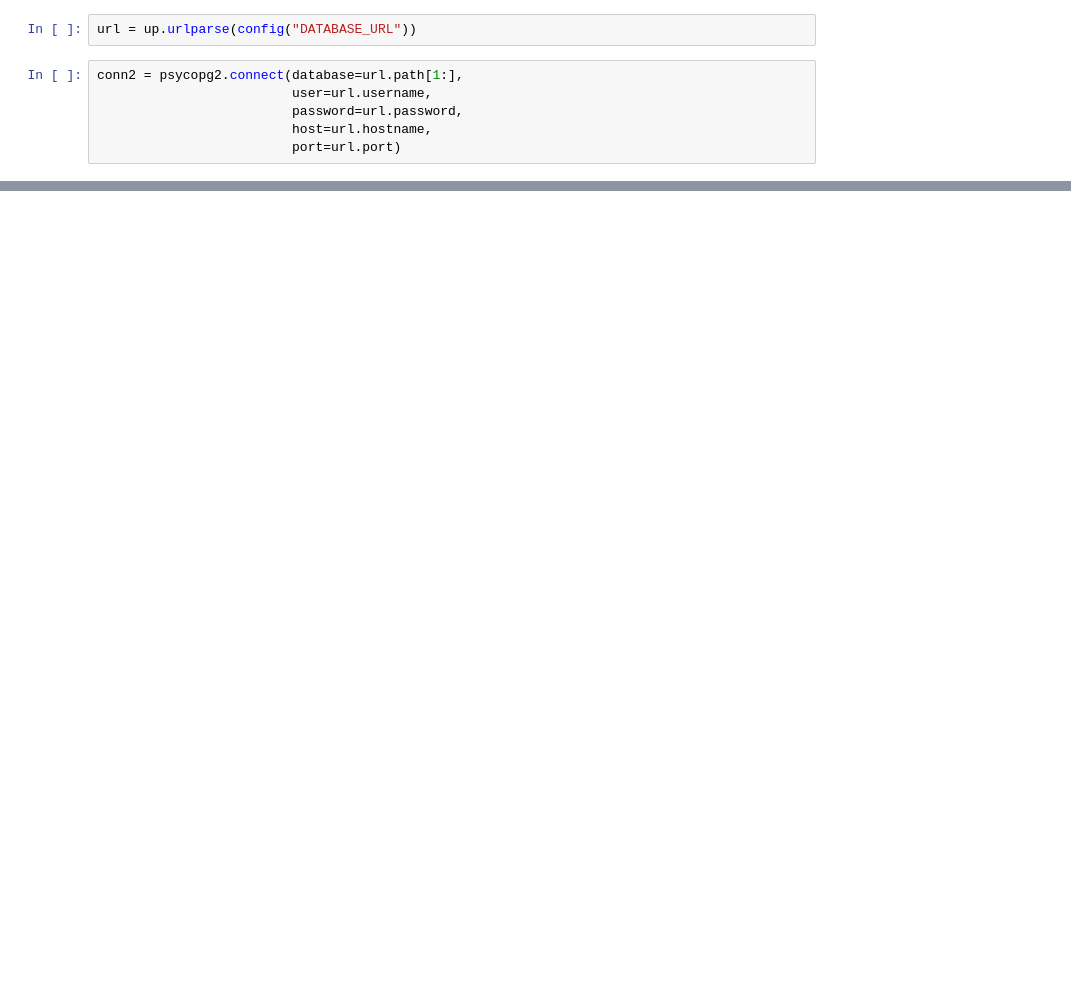
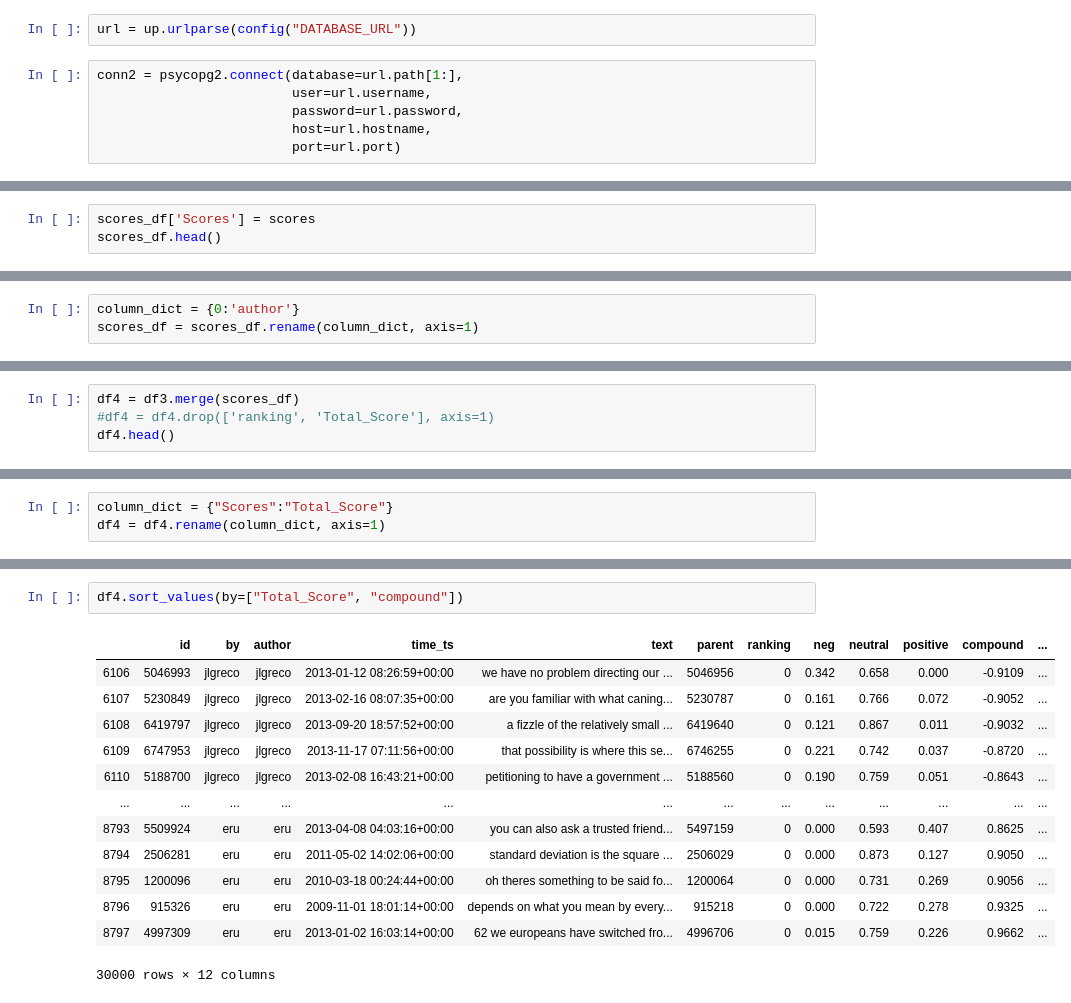
Before and after one commit to SaltiestHackerNewsTrolls3/Data-Science, a Jupyter notebook: Testing.ipynb, the cells around one changed output, grey strips where cells are left out. Saved outputs shown, nothing was run; the diff lists cells and outputs as text; blank space fills up the shorter version.

```diff
--- a/Testing.ipynb
+++ b/Testing.ipynb
@@ -52,0 +198,3 @@ sid = SentimentIntensityAnalyzer()
+# %%
+scores_df['Scores'] = scores
+scores_df.head()
@@ -52,0 +224,3 @@ sid = SentimentIntensityAnalyzer()
+# %%
+column_dict = {0:'author'}
+scores_df = scores_df.rename(column_dict, axis=1)
@@ -52,0 +231,4 @@ sid = SentimentIntensityAnalyzer()
+# %%
+df4 = df3.merge(scores_df)
+#df4 = df4.drop(['ranking', 'Total_Score'], axis=1)
+df4.head()
@@ -52,0 +242,3 @@ sid = SentimentIntensityAnalyzer()
+# %%
+column_dict = {"Scores":"Total_Score"}
+df4 = df4.rename(column_dict, axis=1)
@@ -52,0 +254,16 @@ sid = SentimentIntensityAnalyzer()
+# %%
+df4.sort_values(by=["Total_Score", "compound"])
+# %% [output]
+|  | id | by | author | time_ts | text | parent | ranking | neg | neutral | positive | compound | ... |
+| 6106 | 5046993 | jlgreco | jlgreco | 2013-01-12 08:26:59+00:00 | we have no problem directing our ... | 5046956 | 0 | 0.342 | 0.658 | 0.000 | -0.9109 | ... |
+| 6107 | 5230849 | jlgreco | jlgreco | 2013-02-16 08:07:35+00:00 | are you familiar with what caning... | 5230787 | 0 | 0.161 | 0.766 | 0.072 | -0.9052 | ... |
+| 6108 | 6419797 | jlgreco | jlgreco | 2013-09-20 18:57:52+00:00 | a fizzle of the relatively small ... | 6419640 | 0 | 0.121 | 0.867 | 0.011 | -0.9032 | ... |
+| 6109 | 6747953 | jlgreco | jlgreco | 2013-11-17 07:11:56+00:00 | that possibility is where this se... | 6746255 | 0 | 0.221 | 0.742 | 0.037 | -0.8720 | ... |
+| 6110 | 5188700 | jlgreco | jlgreco | 2013-02-08 16:43:21+00:00 | petitioning to have a government ... | 5188560 | 0 | 0.190 | 0.759 | 0.051 | -0.8643 | ... |
+| ... | ... | ... | ... | ... | ... | ... | ... | ... | ... | ... | ... | ... |
+| 8793 | 5509924 | eru | eru | 2013-04-08 04:03:16+00:00 | you can also ask a trusted friend... | 5497159 | 0 | 0.000 | 0.593 | 0.407 | 0.8625 | ... |
+| 8794 | 2506281 | eru | eru | 2011-05-02 14:02:06+00:00 | standard deviation is the square ... | 2506029 | 0 | 0.000 | 0.873 | 0.127 | 0.9050 | ... |
+| 8795 | 1200096 | eru | eru | 2010-03-18 00:24:44+00:00 | oh theres something to be said fo... | 1200064 | 0 | 0.000 | 0.731 | 0.269 | 0.9056 | ... |
+| 8796 | 915326 | eru | eru | 2009-11-01 18:01:14+00:00 | depends on what you mean by every... | 915218 | 0 | 0.000 | 0.722 | 0.278 | 0.9325 | ... |
+| 8797 | 4997309 | eru | eru | 2013-01-02 16:03:14+00:00 | 62 we europeans have switched fro... | 4996706 | 0 | 0.015 | 0.759 | 0.226 | 0.9662 | ... |
+30000 rows × 12 columns
```
Also changed, not shown: parts of 32 cells of this notebook.
